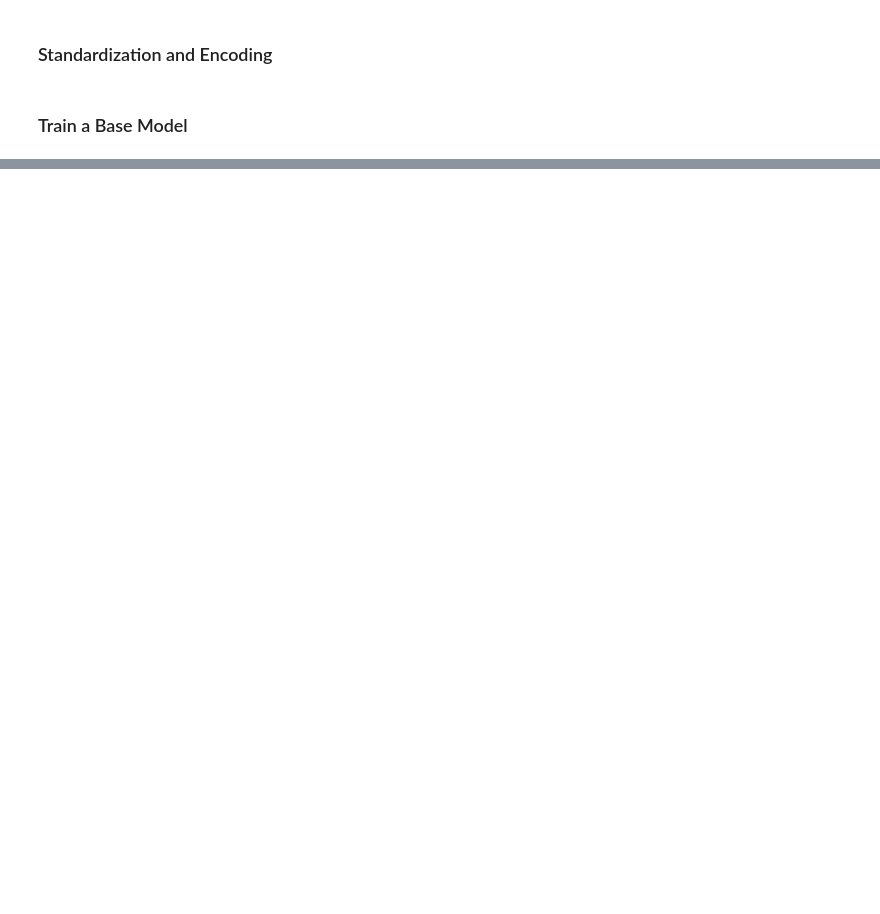
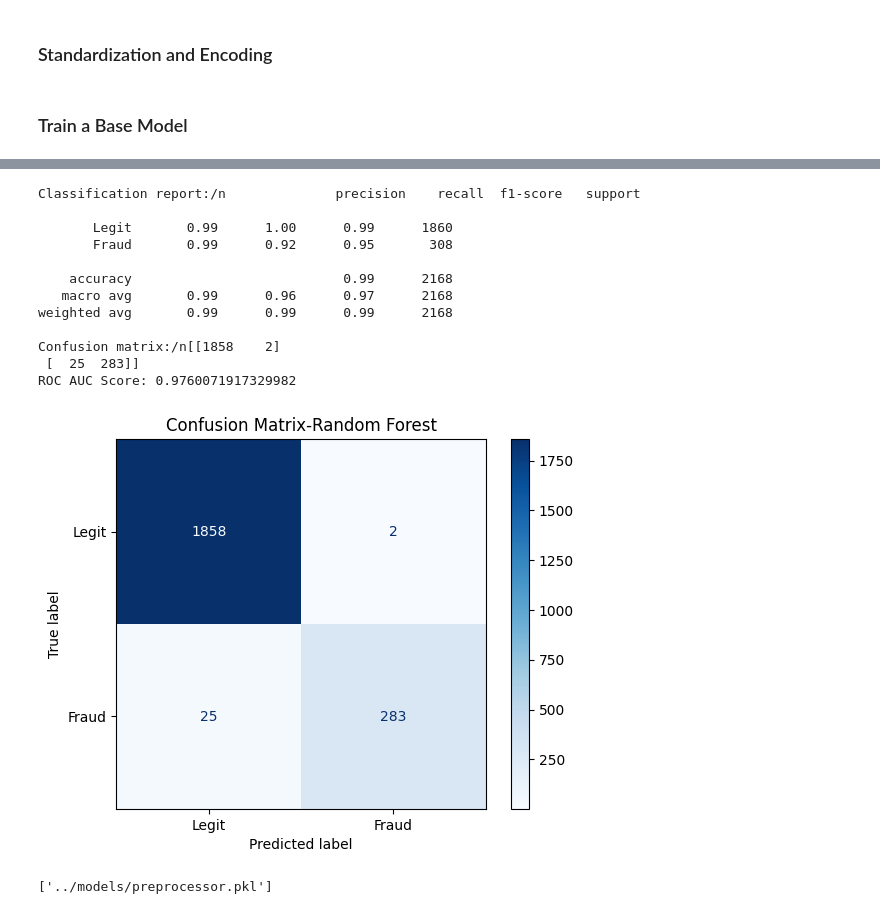
Before and after one commit to SUNDAYTITILAYO/fraudulent-prediction-project, a Jupyter notebook: notebook/Model.ipynb, the cells around one changed output, grey strips where cells are left out. Cells and saved outputs as stored; diff of their text form; code cells hidden in the pictures; blank space fills up the shorter version.

```diff
--- a/notebook/Model.ipynb
+++ b/notebook/Model.ipynb
@@ -85,0 +166,44 @@ ROC AUC Score: 0.9551249825443374
+# %%
+from sklearn.ensemble import RandomForestClassifier
+from sklearn.metrics import classification_report, confusion_matrix, roc_auc_score, ConfusionMatrixDisplay
+
+rf_model = RandomForestClassifier(
+n_estimators= 100,
+min_samples_split= 2,
+min_samples_leaf=2,
+max_features= 'log2',
+max_depth= 30,
+class_weight= 'balanced_subsample',
+)
+rf_model.fit(x_train_processed, y_train)
+y_pred_ref = rf_model.predict(x_test_processed)
+y_proba_rf = rf_model.predict_proba(x_test_processed)[:, 1]
+
+
+print(f"Classification report:/n{classification_report(y_test, y_pred_ref, target_names = ['Legit', 'Fraud'])}")
+print(f"Confusion matrix:/n{confusion_matrix(y_test, y_pred_ref)}")
+print(f"ROC AUC Score: {roc_auc_score(y_test, y_proba_rf)}")
+ConfusionMatrixDisplay.from_predictions(y_test, y_pred_ref, display_labels = ['Legit', 'Fraud'], cmap = 'Blues')
+plt.title('Confusion Matrix-Random Forest')
+plt.show()
+# %% [output]
+Classification report:/n              precision    recall  f1-score   support
+
+       Legit       0.99      1.00      0.99      1860
+       Fraud       0.99      0.92      0.95       308
+
+    accuracy                           0.99      2168
+   macro avg       0.99      0.96      0.97      2168
+weighted avg       0.99      0.99      0.99      2168
+
+Confusion matrix:/n[[1858    2]
+ [  25  283]]
+ROC AUC Score: 0.9760071917329982
+[figure, added]
+# %%
+import joblib
+
+joblib.dump(rf_model, '../models/random_forest_model.pkl')
+joblib.dump(preprocessor, '../models/preprocessor.pkl')
+# %% [output]
+['../models/preprocessor.pkl']
```
Also changed, not shown: parts of 10 cells of this notebook, 5 other files.
